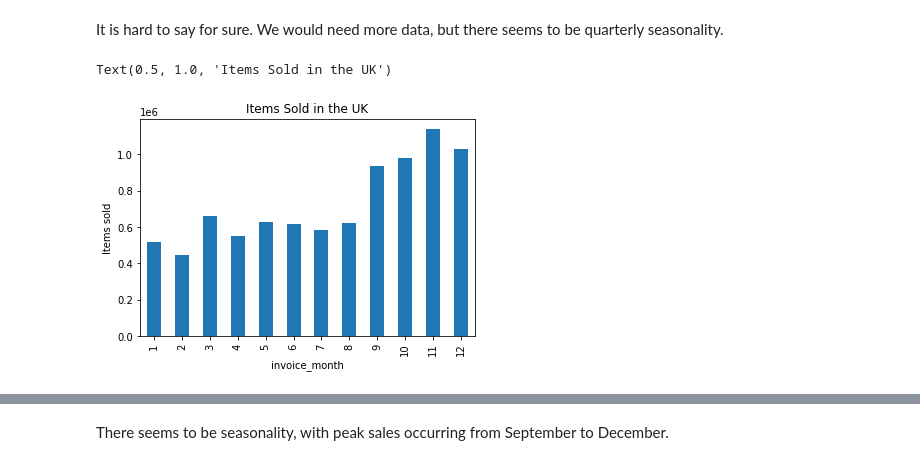
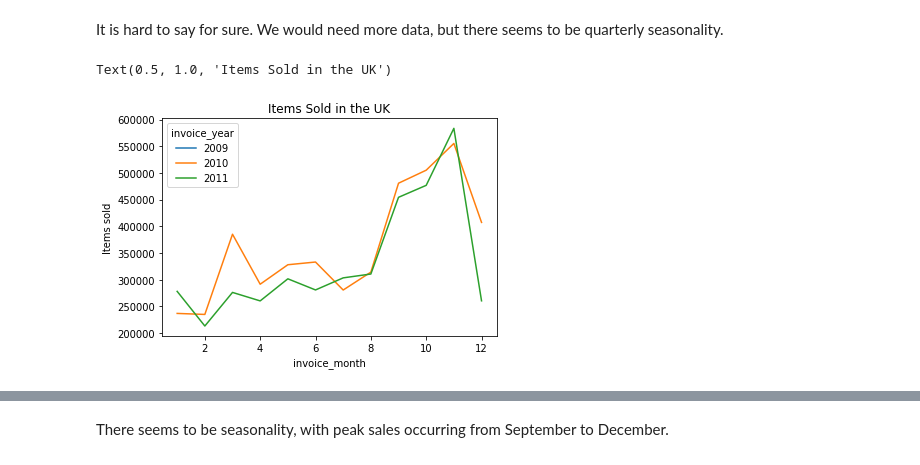
Before and after one commit to trainindata/feature-engineering-for-time-series-forecasting, a Jupyter notebook: 10-Time-Features/01-Extracting-date-related-features.ipynb, the cells around one changed output, grey strips where cells are left out. Saved outputs shown, nothing was run; the diff lists cells and outputs as text; code cells hidden in the pictures.

```diff
--- a/10-Time-Features/01-Extracting-date-related-features.ipynb
+++ b/10-Time-Features/01-Extracting-date-related-features.ipynb
@@ -437,7 +441,7 @@ array(['Tuesday', 'Wednesday', 'Thursday', 'Friday', 'Saturday', 'Sunday',
 # %%
 # Was the invoice issued on a weekend?
 
-data['is_weekend'] = np.where(data['invoice_day_name'].isin(['Sunday', 'Saturday']), 1,0)
+data['is_weekend'] = data['date'].dt.dayofweek > 4
 
 data[['date', 'invoice_day_name','is_weekend']].head()
 # %% [output]
@@ -568,9 +571,9 @@ It is hard to say for sure. We would need more data, but there seems to be quart
 # %%
 # If we go down to months instead of quarters...
 
-uk.groupby('invoice_month')['Quantity'].sum().plot.bar()
+uk.groupby(['invoice_month', 'invoice_year'])['Quantity'].sum().unstack().plot()
 plt.ylabel('Items sold')
 plt.title('Items Sold in the UK')
 # %% [output]
 Text(0.5, 1.0, 'Items Sold in the UK')
-[figure, old version]
+[figure, new version]
```
Also changed, not shown: parts of 16 cells of this notebook.
